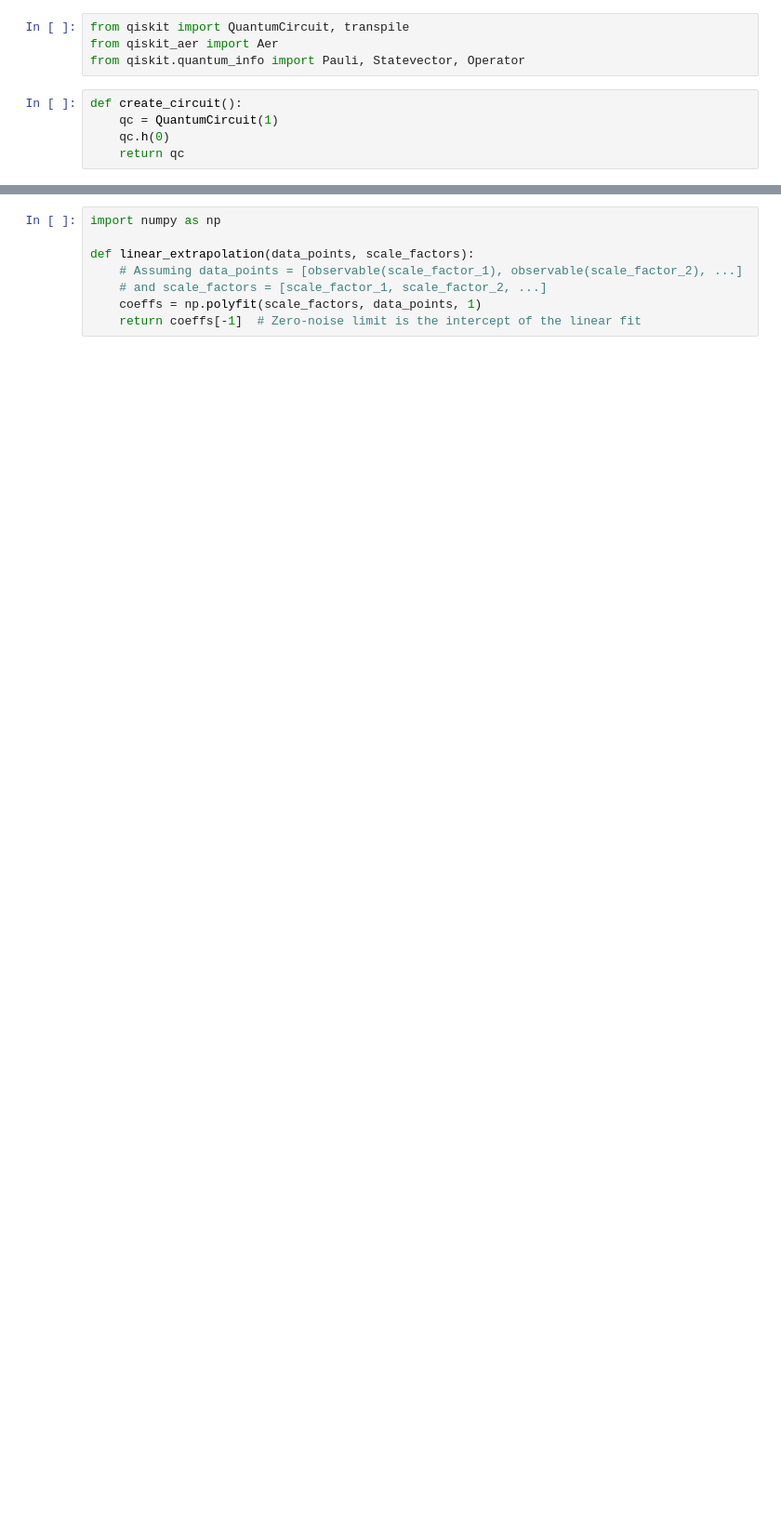
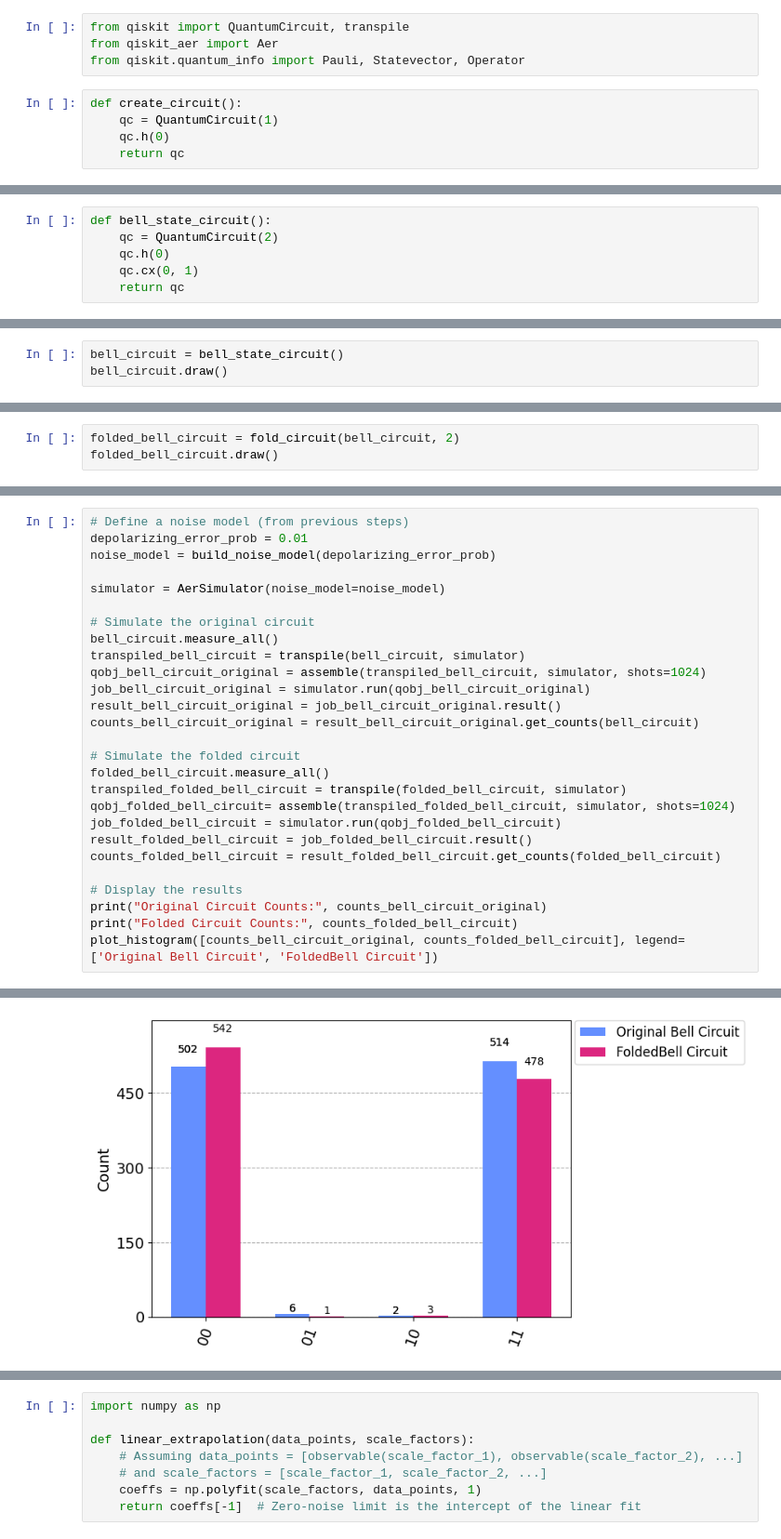
Before and after one commit to JosefinaCresta/QOSFMentorship-JosefinaCresta-Cohort9ScreeningTasks, a Jupyter notebook: notebooks/Task3.ipynb, the cells around one changed output, grey strips where cells are left out. Shown at 93% size. Cells and saved outputs as stored; diff of their text form; blank space fills up the shorter version.

```diff
--- a/notebooks/Task3.ipynb
+++ b/notebooks/Task3.ipynb
@@ -69,0 +76,6 @@ def fold_circuit(circuit, scale_factor):
+# %%
+def bell_state_circuit():
+    qc = QuantumCircuit(2)
+    qc.h(0)
+    qc.cx(0, 1)
+    return qc
@@ -69,0 +334,3 @@ def fold_circuit(circuit, scale_factor):
+# %%
+bell_circuit = bell_state_circuit()
+bell_circuit.draw()
@@ -69,0 +343,3 @@ def fold_circuit(circuit, scale_factor):
+# %%
+folded_bell_circuit = fold_circuit(bell_circuit, 2)
+folded_bell_circuit.draw()
@@ -69,0 +352,28 @@ def fold_circuit(circuit, scale_factor):
+# %%
+# Define a noise model (from previous steps)
+depolarizing_error_prob = 0.01
+noise_model = build_noise_model(depolarizing_error_prob)
+
+simulator = AerSimulator(noise_model=noise_model)
+
+# Simulate the original circuit
+bell_circuit.measure_all()
+transpiled_bell_circuit = transpile(bell_circuit, simulator)
+qobj_bell_circuit_original = assemble(transpiled_bell_circuit, simulator, shots=1024)
+job_bell_circuit_original = simulator.run(qobj_bell_circuit_original)
+result_bell_circuit_original = job_bell_circuit_original.result()
+counts_bell_circuit_original = result_bell_circuit_original.get_counts(bell_circuit)
+
+# Simulate the folded circuit
+folded_bell_circuit.measure_all()
+transpiled_folded_bell_circuit = transpile(folded_bell_circuit, simulator)
+qobj_folded_bell_circuit= assemble(transpiled_folded_bell_circuit, simulator, shots=1024)
+job_folded_bell_circuit = simulator.run(qobj_folded_bell_circuit)
+result_folded_bell_circuit = job_folded_bell_circuit.result()
+counts_folded_bell_circuit = result_folded_bell_circuit.get_counts(folded_bell_circuit)
+
+# Display the results
+print("Original Circuit Counts:", counts_bell_circuit_original)
+print("Folded Circuit Counts:", counts_folded_bell_circuit)
+plot_histogram([counts_bell_circuit_original, counts_folded_bell_circuit], legend=['Original Bell Circuit', 'FoldedBell Circuit'])
+# %% [output]
@@ -69,0 +382 @@ def fold_circuit(circuit, scale_factor):
+[figure, added]
```
Also changed, not shown: parts of 136 cells of this notebook, 1 other file.
